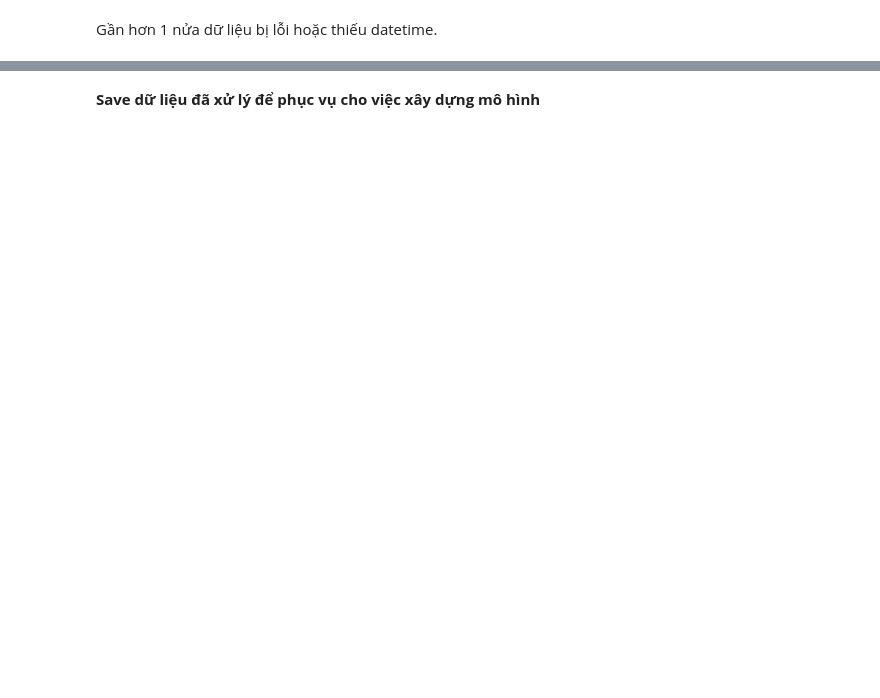
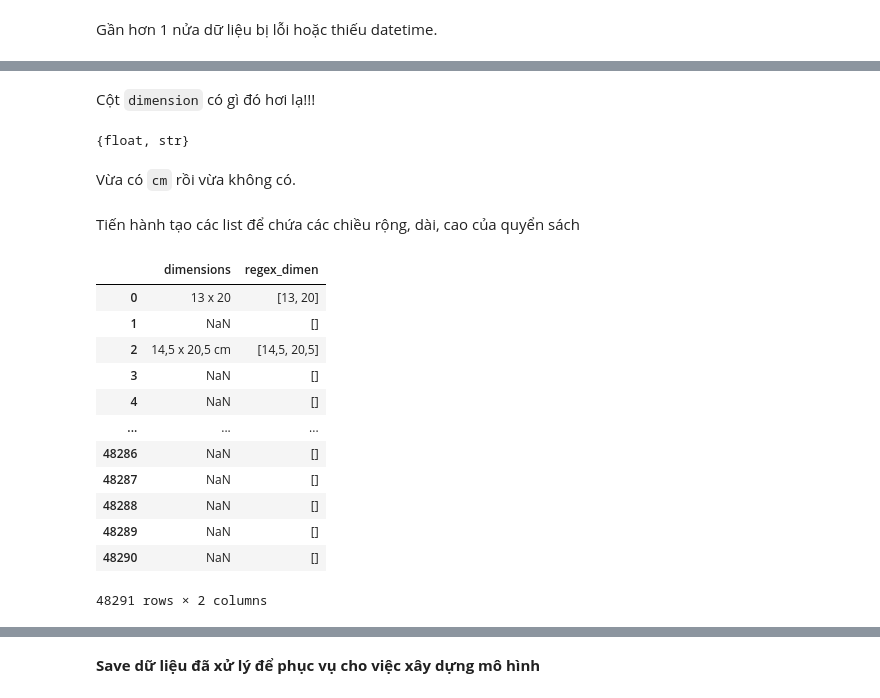
Before and after one commit to Miruku2201/NMKHDL_Final_Project, a Jupyter notebook: preprocessing.ipynb, the cells around one changed output, grey strips where cells are left out. Saved outputs shown, nothing was run; the diff lists cells and outputs as text; code cells hidden in the pictures; blank space fills up the shorter version.

```diff
--- a/preprocessing.ipynb
+++ b/preprocessing.ipynb
@@ -304,0 +387,12 @@ Gần hơn 1 nửa dữ liệu bị lỗi hoặc thiếu datetime.
+# %% [markdown]
+Cột `dimension` có gì đó hơi lạ!!!
+# %%
+# df.dimensions
+dimen_df  = pd.DataFrame(df.dimensions.copy())
+set(df['dimensions'].apply(lambda x: type(x)))
+# %% [output]
+{float, str}
+# %% [markdown]
+Vừa có `cm` rồi vừa không có.
+# %% [markdown]
+Tiến hành tạo các list để chứa các chiều rộng, dài, cao của quyển sách
@@ -304,0 +401,16 @@ Gần hơn 1 nửa dữ liệu bị lỗi hoặc thiếu datetime.
+# %%
+dimen_df
+# %% [output]
+|  | dimensions | regex_dimen |
+| 0 | 13 x 20 | [13, 20] |
+| 1 | NaN | [] |
+| 2 | 14,5 x 20,5 cm | [14,5, 20,5] |
+| 3 | NaN | [] |
+| 4 | NaN | [] |
+| ... | ... | ... |
+| 48286 | NaN | [] |
+| 48287 | NaN | [] |
+| 48288 | NaN | [] |
+| 48289 | NaN | [] |
+| 48290 | NaN | [] |
+48291 rows × 2 columns
```
Also changed, not shown: parts of 46 cells of this notebook, 2 other files.
